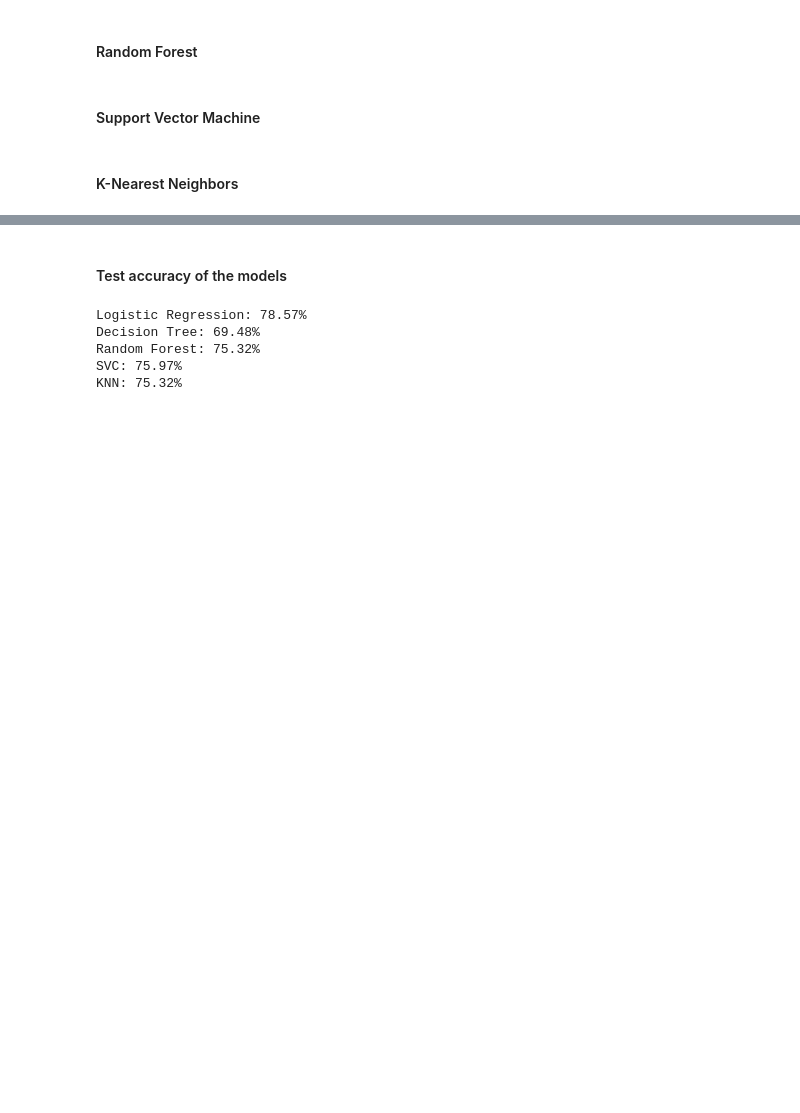
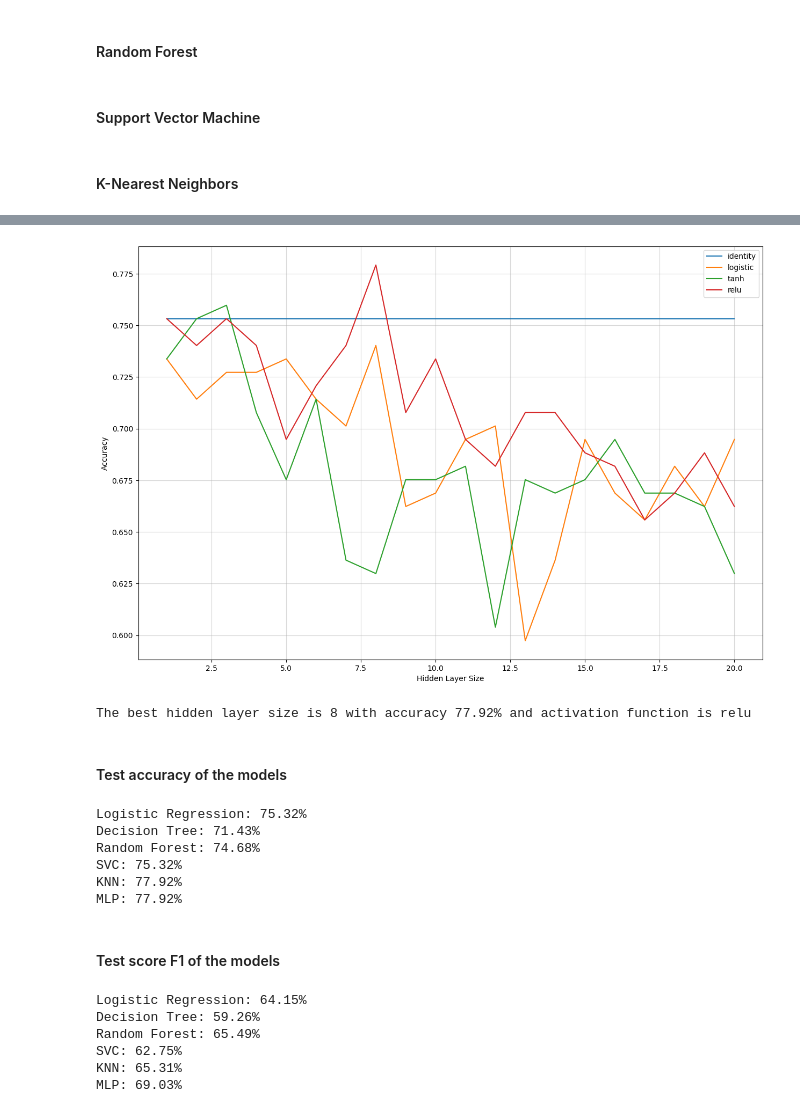
Before and after one commit to ProjectGroupInge2/DiabetesPrediction, a Jupyter notebook: search.ipynb, the cells around one changed output, grey strips where cells are left out. Saved outputs shown, nothing was run; the diff lists cells and outputs as text; code cells hidden in the pictures; blank space fills up the shorter version.

```diff
--- a/search.ipynb
+++ b/search.ipynb
@@ -213,4 +223,4 @@ The best k is 21 with accuracy 75.32%
 # %%
-knn = KNeighborsClassifier(n_neighbors=21)
+knn = KNeighborsClassifier(n_neighbors=22)
 knn.fit(X_train, y_train)
 y_pred_knn = knn.predict(X_test)
@@ -216,0 +229,39 @@ y_pred_knn = knn.predict(X_test)
+# %%
+from sklearn.neural_network import MLPClassifier
+
+# remove warings
+import warnings
+warnings.filterwarnings("ignore")
+
+# test different hidden layer sizes and activation functions to find the best one
+mlp_accuracy_dict = {}
+for i in ['identity', 'logistic', 'tanh', 'relu']:
+    mlp_accuracy_list = []
+    for j in range(1, 21):
+        mlp = MLPClassifier(hidden_layer_sizes=(j,), activation=i, solver='lbfgs', max_iter=1000, random_state=42)
+        mlp.fit(X_train, y_train)
+        y_pred_mlp = mlp.predict(X_test)
+        mlp_accuracy_list.append((j, accuracy_score(y_test, y_pred_mlp)))
+    mlp_accuracy_dict[i] = mlp_accuracy_list
+# %%
+# plot mlp_accuracy_list to find the best one
+# and a graph for each activation function
+plt.figure(figsize=(15, 10))
+for i in mlp_accuracy_dict:
+	plt.plot([j[0] for j in mlp_accuracy_dict[i]], [j[1] for j in mlp_accuracy_dict[i]], label=i)
+plt.xlabel('Hidden Layer Size')
+plt.ylabel('Accuracy')
+plt.grid(True, alpha=0.5)
+plt.legend()
+plt.show()
+
+# find the best hidden layer size and activation function for mlp
+mlp_accuracy_list = []
+for i in mlp_accuracy_dict:
+    mlp_accuracy_list += [(i, j[0], j[1]) for j in mlp_accuracy_dict[i]]
+mlp_accuracy_list.sort(key=lambda x: x[2], reverse=True)
+print("The best hidden layer size is {} with accuracy {:.2f}% and activation function is {}"
+    .format(mlp_accuracy_list[0][1], mlp_accuracy_list[0][2]*100, mlp_accuracy_list[0][0]))
+# %% [output]
+[figure, added]
+The best hidden layer size is 8 with accuracy 77.92% and activation function is relu
@@ -220,11 +275,31 @@ y_pred_knn = knn.predict(X_test)
 print('Logistic Regression: {:.2f}%'.format(accuracy_score(y_test, y_pred_logreg)*100))
 print('Decision Tree: {:.2f}%'.format(accuracy_score(y_test, y_pred_dtree)*100))
 print('Random Forest: {:.2f}%'.format(accuracy_score(y_test, y_pred_rfc)*100))
-print('SVC: {:.2f}%'.format(accuracy_score(y_test, y_pred_svc)*100))
+print('SVC: {:.2f}%'.format(accuracy_score(y_test, y_pred_svm)*100))
 print('KNN: {:.2f}%'.format(accuracy_score(y_test, y_pred_knn)*100))
+print('MLP: {:.2f}%'.format(accuracy_score(y_test, y_pred_mlp)*100))
 # %% [output]
-Logistic Regression: 78.57%
-Decision Tree: 69.48%
-Random Forest: 75.32%
-SVC: 75.97%
-KNN: 75.32%
+Logistic Regression: 75.32%
+Decision Tree: 71.43%
+Random Forest: 74.68%
+SVC: 75.32%
+KNN: 77.92%
+MLP: 77.92%
+# %% [markdown]
+#### Test score F1 of the models
+# %%
+from sklearn.metrics import f1_score
+
+print('Logistic Regression: {:.2f}%'.format(f1_score(y_test, y_pred_logreg)*100))
+print('Decision Tree: {:.2f}%'.format(f1_score(y_test, y_pred_dtree)*100))
+print('Random Forest: {:.2f}%'.format(f1_score(y_test, y_pred_rfc)*100))
+print('SVC: {:.2f}%'.format(f1_score(y_test, y_pred_svm)*100))
+print('KNN: {:.2f}%'.format(f1_score(y_test, y_pred_knn)*100))
+print('MLP: {:.2f}%'.format(f1_score(y_test, y_pred_mlp)*100))
+# %% [output]
+Logistic Regression: 64.15%
+Decision Tree: 59.26%
+Random Forest: 65.49%
+SVC: 62.75%
+KNN: 65.31%
+MLP: 69.03%
```
Also changed, not shown: parts of 11 cells of this notebook.
